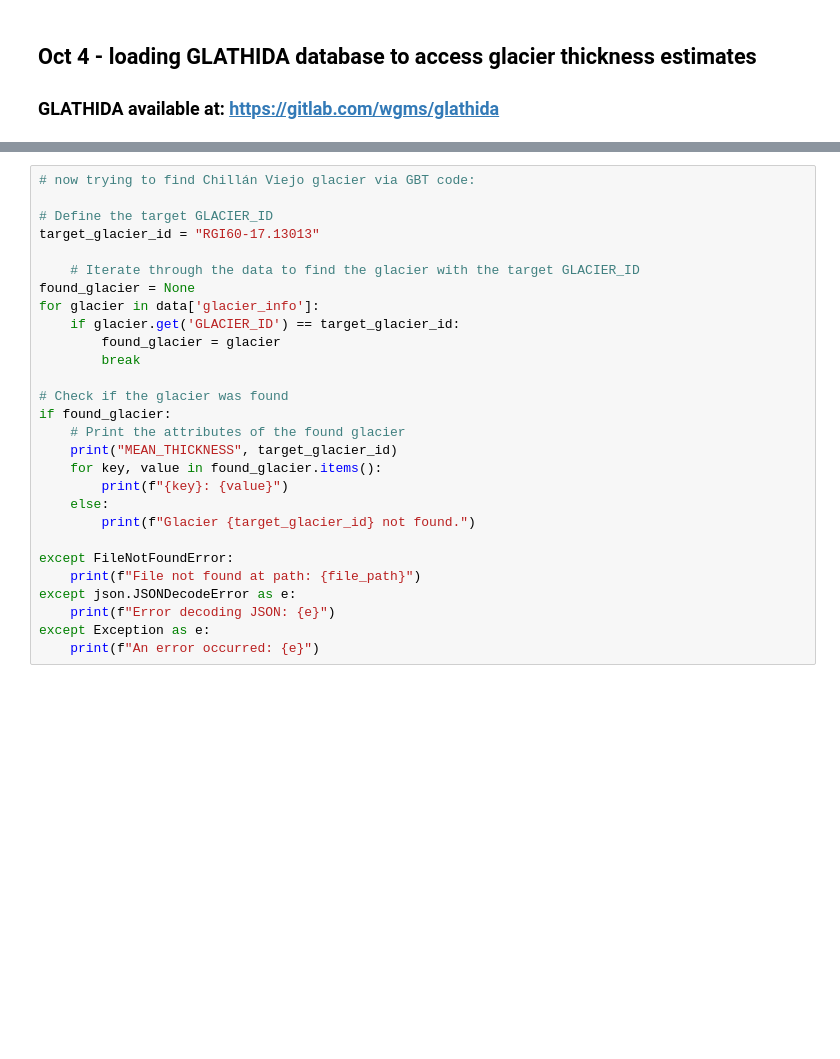
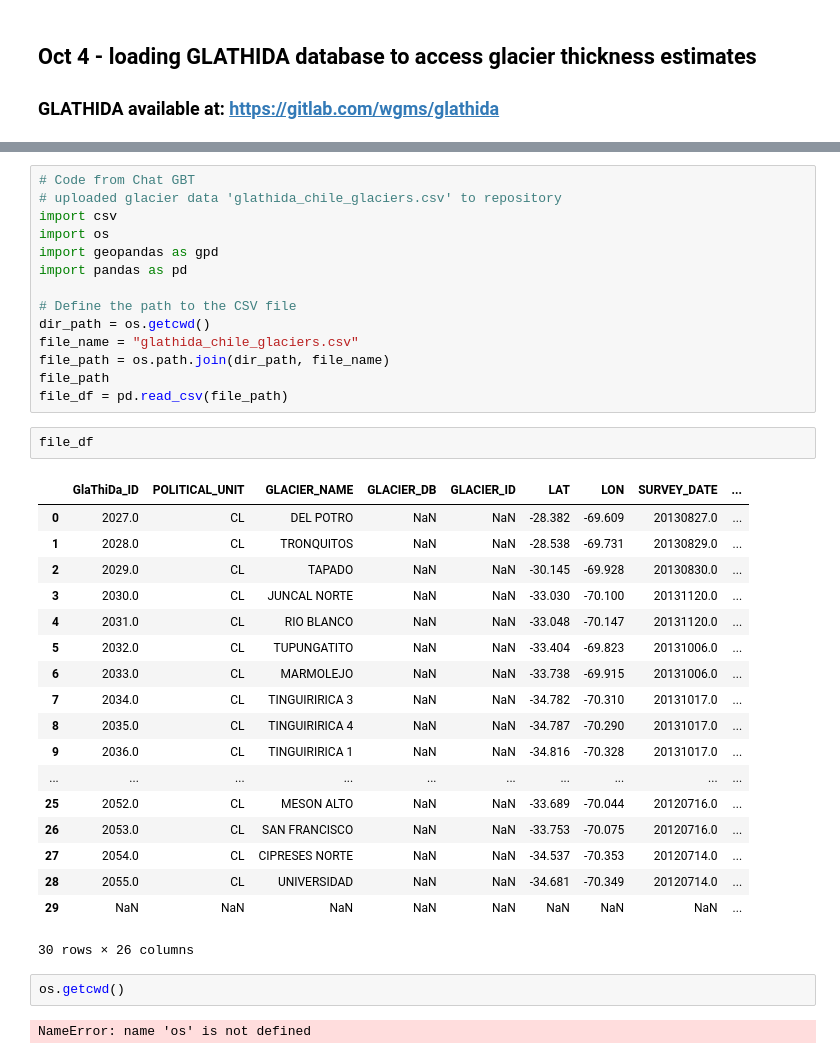
Before and after one commit to millie-spencer/millie-spencer.github.io, a Jupyter notebook: notebooks/glathida-analysis.ipynb, the cells around one changed output, grey strips where cells are left out. Cells and saved outputs as stored; diff of their text form; blank space fills up the shorter version.

```diff
--- a/notebooks/glathida-analysis.ipynb
+++ b/notebooks/glathida-analysis.ipynb
@@ -41,28 +4,39 @@ File not found at path: https://github.com/millie-spencer/millie-spencer.github.
-# %%
-# now trying to find Chillán Viejo glacier via GBT code:
-
-# Define the target GLACIER_ID
-target_glacier_id = "RGI60-17.13013"
-
-    # Iterate through the data to find the glacier with the target GLACIER_ID
-found_glacier = None
-for glacier in data['glacier_info']:
-    if glacier.get('GLACIER_ID') == target_glacier_id:
-        found_glacier = glacier
-        break
-
-# Check if the glacier was found
-if found_glacier:
-    # Print the attributes of the found glacier
-    print("MEAN_THICKNESS", target_glacier_id)
-    for key, value in found_glacier.items():
-        print(f"{key}: {value}")
-    else:
-        print(f"Glacier {target_glacier_id} not found.")
-
-except FileNotFoundError:
-    print(f"File not found at path: {file_path}")
-except json.JSONDecodeError as e:
-    print(f"Error decoding JSON: {e}")
-except Exception as e:
-    print(f"An error occurred: {e}")
+# %%
+# Code from Chat GBT
+# uploaded glacier data 'glathida_chile_glaciers.csv' to repository
+import csv
+import os
+import geopandas as gpd
+import pandas as pd
+
+# Define the path to the CSV file
+dir_path = os.getcwd()
+file_name = "glathida_chile_glaciers.csv"
+file_path = os.path.join(dir_path, file_name)
+file_path
+file_df = pd.read_csv(file_path)
+# %%
+file_df
+# %% [output]
+|  | GlaThiDa_ID | POLITICAL_UNIT | GLACIER_NAME | GLACIER_DB | GLACIER_ID | LAT | LON | SURVEY_DATE | ... |
+| 0 | 2027.0 | CL | DEL POTRO | NaN | NaN | -28.382 | -69.609 | 20130827.0 | ... |
+| 1 | 2028.0 | CL | TRONQUITOS | NaN | NaN | -28.538 | -69.731 | 20130829.0 | ... |
+| 2 | 2029.0 | CL | TAPADO | NaN | NaN | -30.145 | -69.928 | 20130830.0 | ... |
+| 3 | 2030.0 | CL | JUNCAL NORTE | NaN | NaN | -33.030 | -70.100 | 20131120.0 | ... |
+| 4 | 2031.0 | CL | RIO BLANCO | NaN | NaN | -33.048 | -70.147 | 20131120.0 | ... |
+| 5 | 2032.0 | CL | TUPUNGATITO | NaN | NaN | -33.404 | -69.823 | 20131006.0 | ... |
+| 6 | 2033.0 | CL | MARMOLEJO | NaN | NaN | -33.738 | -69.915 | 20131006.0 | ... |
+| 7 | 2034.0 | CL | TINGUIRIRICA 3 | NaN | NaN | -34.782 | -70.310 | 20131017.0 | ... |
+| 8 | 2035.0 | CL | TINGUIRIRICA 4 | NaN | NaN | -34.787 | -70.290 | 20131017.0 | ... |
+| 9 | 2036.0 | CL | TINGUIRIRICA 1 | NaN | NaN | -34.816 | -70.328 | 20131017.0 | ... |
+| ... | ... | ... | ... | ... | ... | ... | ... | ... | ... |
+| 25 | 2052.0 | CL | MESON ALTO | NaN | NaN | -33.689 | -70.044 | 20120716.0 | ... |
+| 26 | 2053.0 | CL | SAN FRANCISCO | NaN | NaN | -33.753 | -70.075 | 20120716.0 | ... |
+| 27 | 2054.0 | CL | CIPRESES NORTE | NaN | NaN | -34.537 | -70.353 | 20120714.0 | ... |
+| 28 | 2055.0 | CL | UNIVERSIDAD | NaN | NaN | -34.681 | -70.349 | 20120714.0 | ... |
+| 29 | NaN | NaN | NaN | NaN | NaN | NaN | NaN | NaN | ... |
+30 rows × 26 columns
+# %%
+os.getcwd()
+# %% [output]
+NameError: name 'os' is not defined
```
Also changed, not shown: parts of 2 cells of this notebook, 8 other files.
